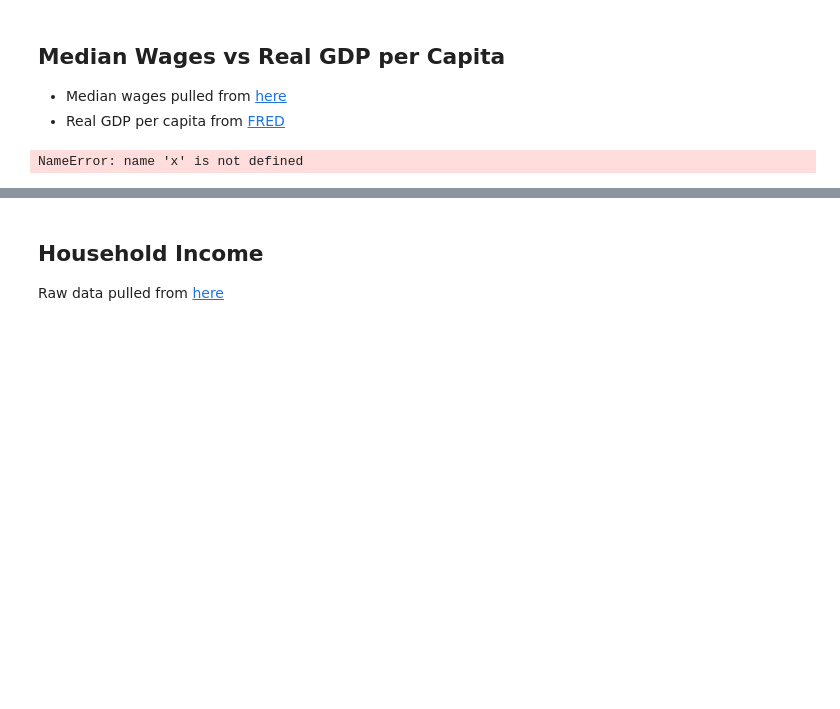
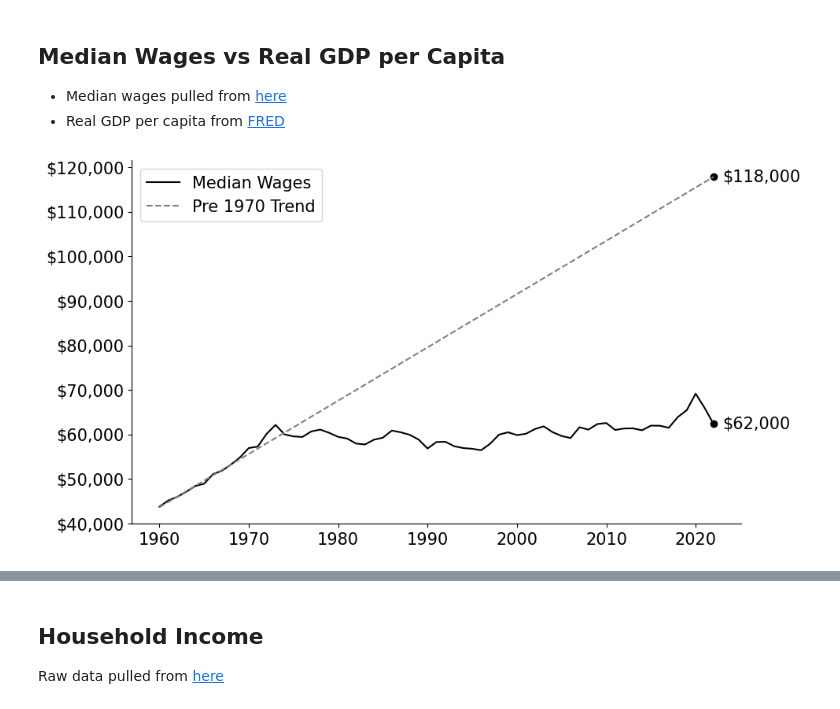
Before and after one commit to jordanott/BackToTheFuture, a Jupyter notebook: notebooks/government.ipynb, the cells around one changed output, grey strips where cells are left out. Drawn from its saved outputs; the diff is of its cells as text; code cells hidden in the pictures; blank space fills up the shorter version.

```diff
--- a/notebooks/government.ipynb
+++ b/notebooks/government.ipynb
@@ -48,29 +48,32 @@ median_wages = helper.percent_change_relative_to(median_wages, date="1960-01-01"
 median_wages["Percent Change"] = real_gdp_per_capita[median_wages.Date[0] == real_gdp_per_capita.Date]["Percent Change"].values[0] + median_wages["Percent Change"]
 # %%
 index = 10
+
+x = median_wages.Year.values
+y = median_wages["Median earnings (FtM)"].values
 
 pre_1970 = linear_model.LinearRegression()
 pre_1970.fit(x[:index, None], y[:index])
 pre_1970_trend = pre_1970.predict(x[:, None])
 
 post_1970 = linear_model.LinearRegression()
 post_1970.fit(x[index:, None], y[index:])
 post_1970_trend = post_1970.predict(x[index:, None])
 
 ax = plt.subplot()
 plt.plot(x, y, color="black", label="Median Wages")
 plt.plot(x, pre_1970_trend, ls="--", label="Pre 1970 Trend", color="gray")
 # plt.plot(x[index:], post_1970_trend, ls="--", label="Post 1970 trend")
 
 for values in [pre_1970_trend, y]:
     last_year_value = int(round(values[-1], -3))
     plt.scatter(x[-1], values[-1], color="black")
     plt.text(x[-1] + 1, values[-1] - 1_000, f"${last_year_value:,}", fontsize=15)
 
 ax.yaxis.set_major_formatter(matplotlib.ticker.StrMethodFormatter('${x:,.0f}'))
 plt.legend();
 # %% [output]
-NameError: name 'x' is not defined
+[figure, added]
 # %%
 sns.lineplot(x="Date", y="Percent Change", data=real_gdp_per_capita, label="Real GDP per Capita", color="black")
 sns.lineplot(x="Date", y="Percent Change", data=median_wages, label="Median Wages", color="gray", ls="--")
```
Also changed, not shown: parts of 40 cells of this notebook, 1 other file.
